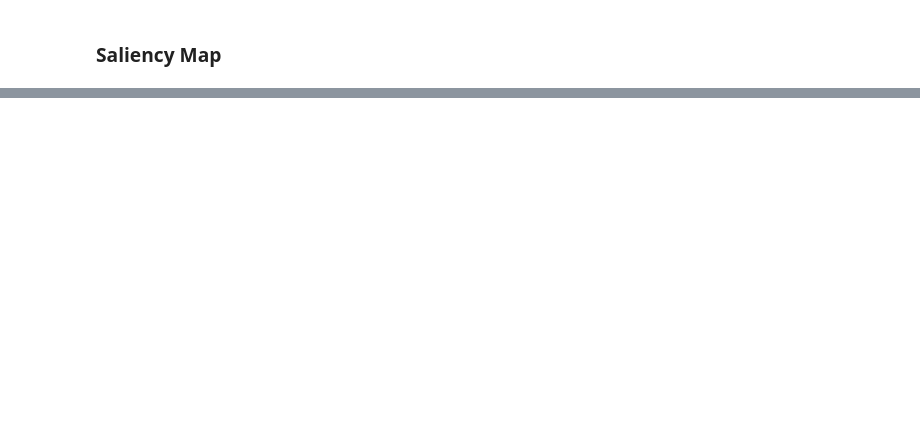
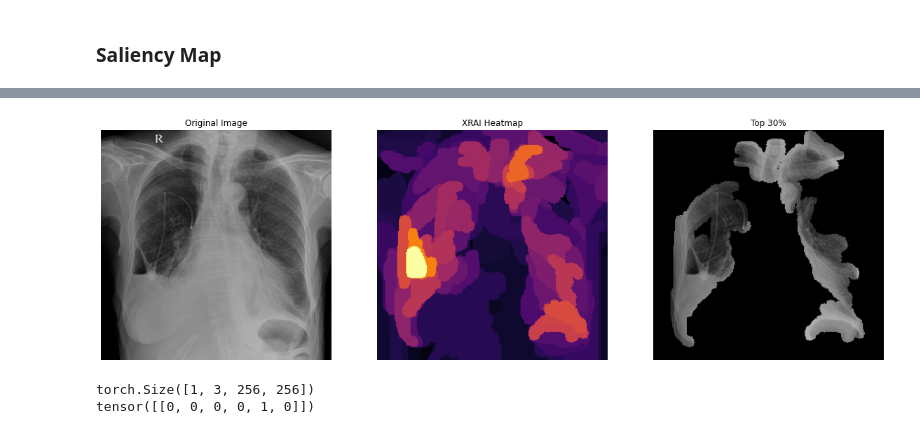
Before and after one commit to akansh12/Vin-ChestXR-Abnormality-detection, a Jupyter notebook: Notebooks/Saliency_map.ipynb, the cells around one changed output, grey strips where cells are left out. Drawn from its saved outputs; the diff is of its cells as text; code cells hidden in the pictures; blank space fills up the shorter version.

```diff
--- a/Notebooks/Saliency_map.ipynb
+++ b/Notebooks/Saliency_map.ipynb
@@ -183,0 +315,26 @@ plt.show()
+# %%
+# Construct the saliency object. This alone doesn't do anthing.
+xrai_object = saliency.XRAI()
+
+# Compute XRAI attributions with default parameters
+xrai_attributions = xrai_object.GetMask(im, call_model_function, call_model_args, batch_size=20)
+
+# Set up matplot lib figures.
+ROWS = 1
+COLS = 3
+UPSCALE_FACTOR = 20
+P.figure(figsize=(ROWS * UPSCALE_FACTOR, COLS * UPSCALE_FACTOR))
+
+# Show original image
+ShowImage(im_orig, title='Original Image', ax=P.subplot(ROWS, COLS, 1))
+
+# Show XRAI heatmap attributions
+ShowHeatMap(xrai_attributions, title='XRAI Heatmap', ax=P.subplot(ROWS, COLS, 2))
+
+# Show most salient 30% of the image
+mask = xrai_attributions > np.percentile(xrai_attributions, 70)
+im_mask = np.array(im_orig)
+im_mask[~mask] = 0
+ShowImage(im_mask, title='Top 30%', ax=P.subplot(ROWS, COLS, 3))
+# %% [output]
+[figure, added]
@@ -183,0 +343,8 @@ plt.show()
+# %%
+for x, y in testloader:
+    print(x.shape)
+    print(y)
+    break
+# %% [output]
+torch.Size([1, 3, 256, 256])
+tensor([[0, 0, 0, 0, 1, 0]])
```
Also changed, not shown: parts of 21 cells of this notebook, 2 other files.
